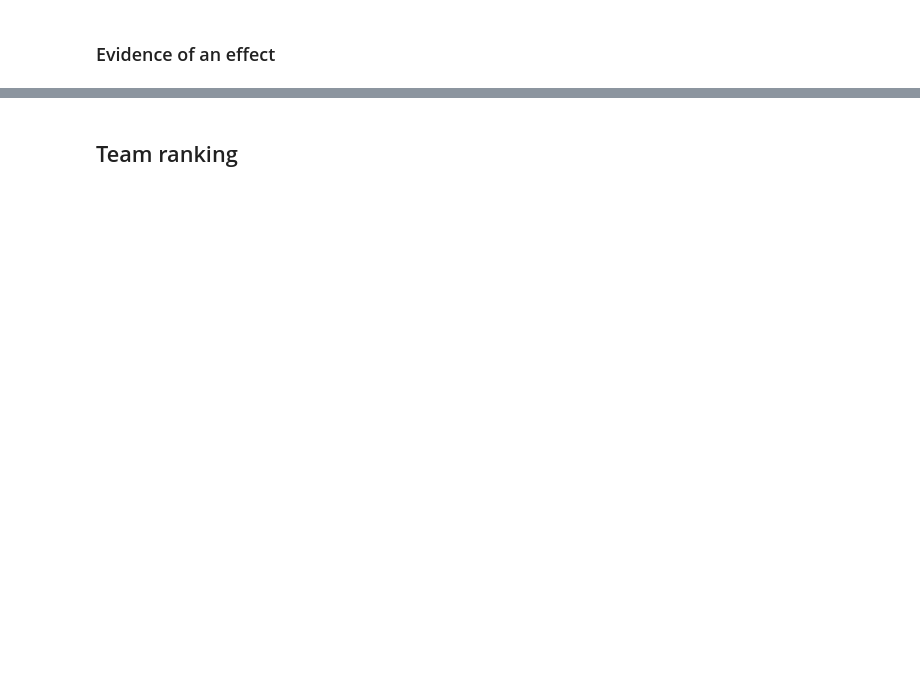
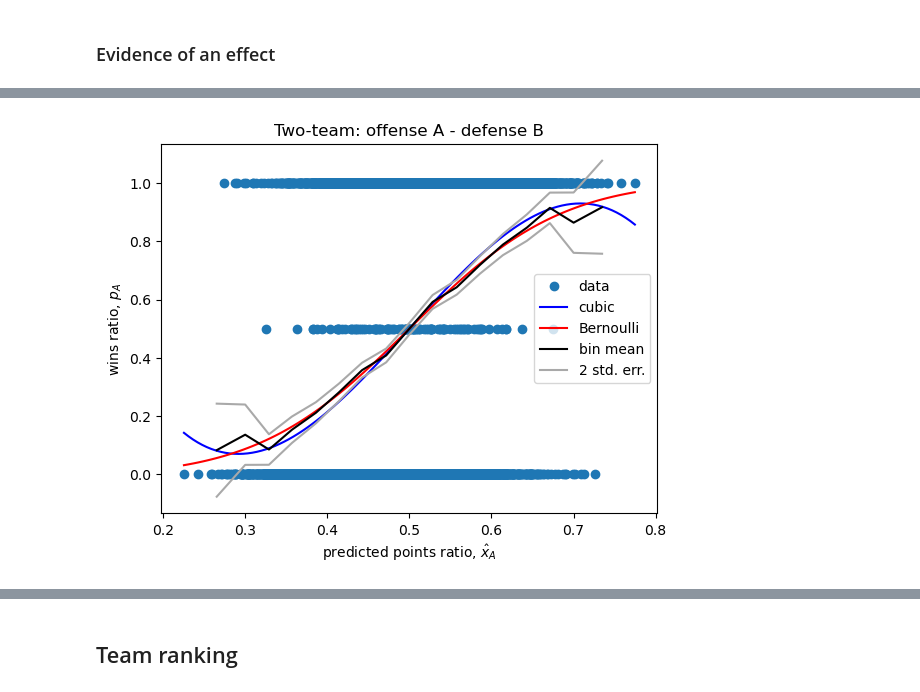
Before and after one commit to gaj67/gaj-data-science, a Jupyter notebook: AFL/notebooks/5_match_effects.ipynb, the cells around one changed output, grey strips where cells are left out. Saved outputs shown, nothing was run; the diff lists cells and outputs as text; code cells hidden in the pictures; blank space fills up the shorter version.

```diff
--- a/AFL/notebooks/5_match_effects.ipynb
+++ b/AFL/notebooks/5_match_effects.ipynb
@@ -1141,0 +1033,2 @@ Note that, in contrast, the empirical two-team model (i.e. offsense A - defense
+# %%
+data = fit_data_beta(X2, Y, num_samples2)
@@ -1141,0 +1049,8 @@ Note that, in contrast, the empirical two-team model (i.e. offsense A - defense
+# %%
+plot_data(data)
+plt.xlabel("predicted points ratio, $\hat{x}_A$")
+plt.ylabel("wins ratio, $p_A$")
+plt.title("Two-team: offense A - defense B")
+plt.show()
+# %% [output]
+[figure, added]
```
Also changed, not shown: parts of 83 cells of this notebook, 16 other files.
